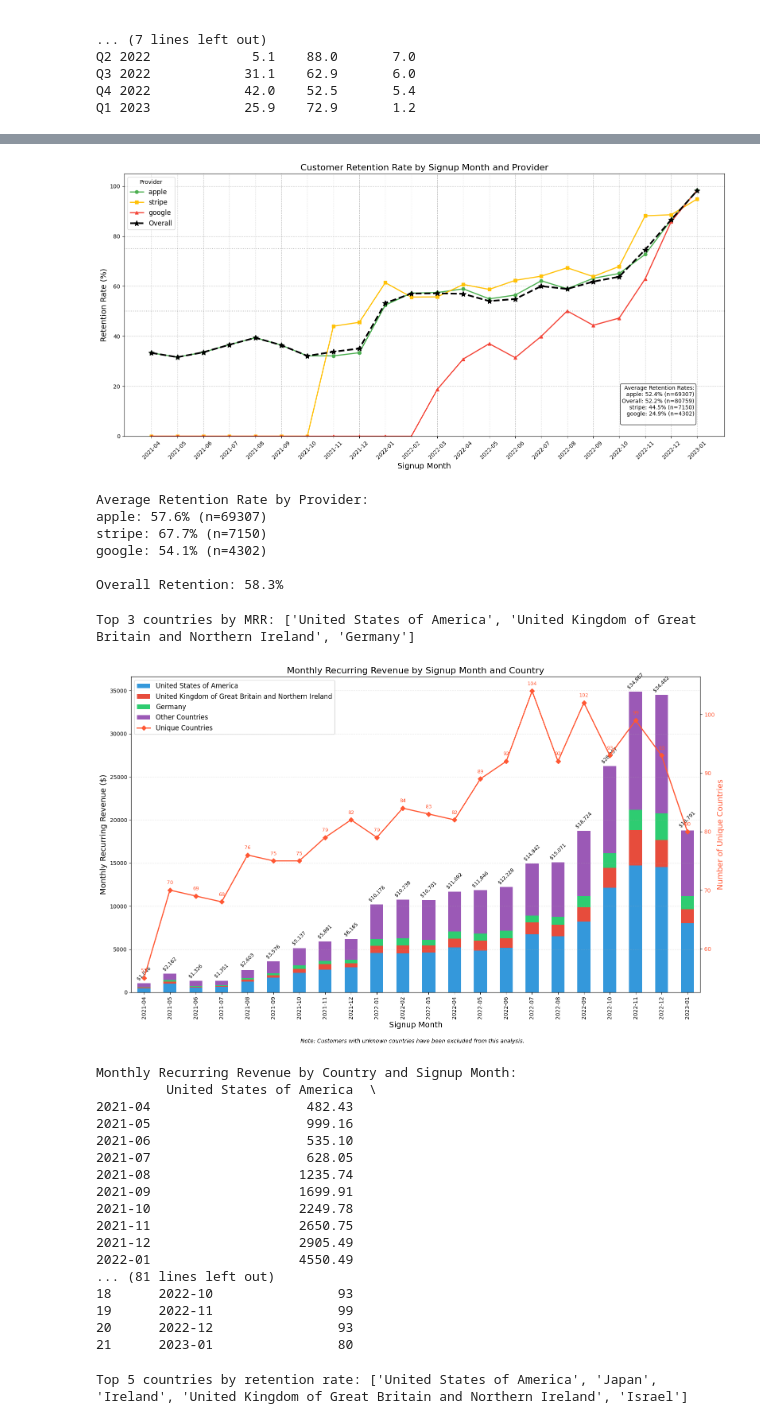
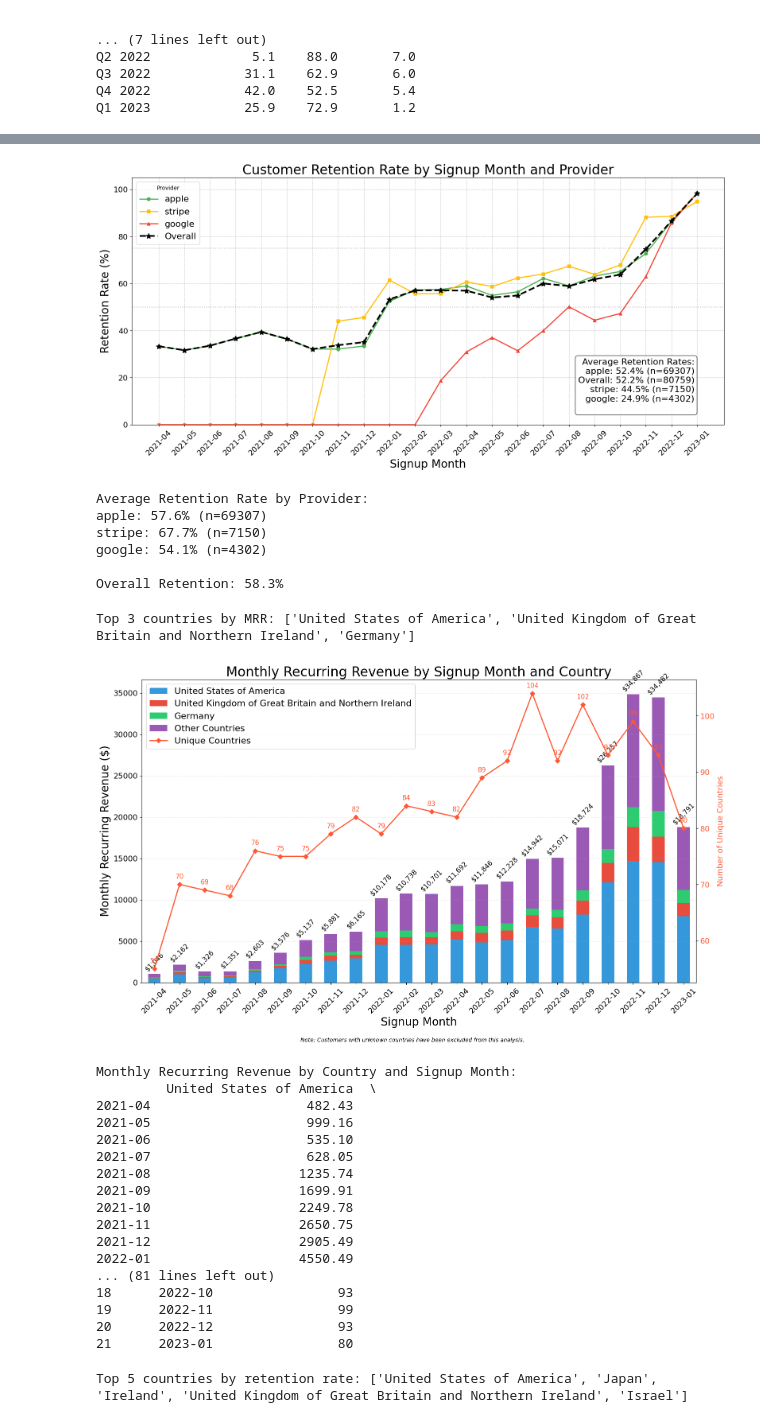
Before and after one commit to ConorJamesLeahy/retention_analysis_CJL, a Jupyter notebook: 4_Visualizations_Tables.ipynb, the cells around one changed output, grey strips where cells are left out. Drawn from its saved outputs; the diff is of its cells as text; code cells hidden in the pictures.

```diff
--- a/4_Visualizations_Tables.ipynb
+++ b/4_Visualizations_Tables.ipynb
@@ -463,13 +535,14 @@ for i, tier in enumerate(tiers):
                 f'{height:.1f}%',
                 ha='center',
                 va='bottom',
-                fontsize=9
+                fontsize=12
             )
 
-plt.title('Retention Rate by Quarterly Signup Cohort and Price Tier (Converted Accounts)', fontsize=16)
-plt.xlabel('Signup Quarter', fontsize=14)
-plt.ylabel('Retention Rate (%)', fontsize=14)
-plt.xticks(x, all_quarters, rotation=45)
+plt.title('Retention Rate by Quarterly Signup Cohort and Price Tier (Converted Accounts)', fontsize=24)
+plt.xlabel('Signup Quarter', fontsize=20)
+plt.ylabel('Retention Rate (%)', fontsize=20)
+plt.xticks(x, all_quarters, rotation=45, fontsize=14)
+plt.yticks(fontsize=14)
 plt.legend(title='Price Tier')
 plt.grid(axis='y', linestyle='--', alpha=0.7)
 plt.tight_layout()
@@ -788,13 +861,14 @@ for i, tier in enumerate(tiers):
                 f'{int(height):,}',
                 ha='center',
                 va='bottom',
-                fontsize=9
+                fontsize=14
             )
 
-plt.title('Active Customer Count by Quarterly Signup Cohort and Current MRR Tier', fontsize=16)
-plt.xlabel('Signup Quarter', fontsize=14)
-plt.ylabel('Number of Active Customers', fontsize=14)
-plt.xticks(x, all_quarters, rotation=45)
+plt.title('Active Customer Count by Quarterly Signup Cohort and Current MRR Tier', fontsize=24)
+plt.xlabel('Signup Quarter', fontsize=20)
+plt.ylabel('Number of Active Customers', fontsize=20)
+plt.xticks(x, all_quarters, rotation=45, fontsize=12)
+plt.yticks(fontsize=12)
 plt.legend(title='Current MRR Tier')
 plt.grid(axis='y', linestyle='--', alpha=0.7)
 plt.tight_layout()
@@ -1072,11 +1453,12 @@ for i, provider in enumerate(retention_by_provider.columns):
 plt.axhline(y=50, color='gray', linestyle=':', alpha=0.5)
 plt.axhline(y=75, color='gray', linestyle=':', alpha=0.5)
 
-plt.title('Customer Retention Rate by Signup Month and Provider', fontsize=16)
-plt.xlabel('Signup Month', fontsize=14)
-plt.ylabel('Retention Rate (%)', fontsize=14)
-plt.legend(title='Provider', fontsize=12)
-plt.xticks(range(len(all_months)), all_months, rotation=45)
+plt.title('Customer Retention Rate by Signup Month and Provider', fontsize=24)
+plt.xlabel('Signup Month', fontsize=20)
+plt.ylabel('Retention Rate (%)', fontsize=20)
+plt.legend(title='Provider', fontsize=16)
+plt.xticks(range(len(all_months)), all_months, rotation=45, fontsize=14)
+plt.yticks(fontsize=14)
 plt.ylim(0, 105)  # Set y-axis limit to accommodate labels
 plt.grid(True, linestyle='--', alpha=0.7)
 
@@ -1104,7 +1486,7 @@ for provider, stats in sorted(avg_stats.items(), key=lambda x: x[1]['retention']
 
 # Add a text box for average retention rates
 props = dict(boxstyle='round', facecolor='white', alpha=0.8)
-plt.text(0.95, 0.05, textstr, transform=plt.gca().transAxes, fontsize=10,
+plt.text(0.95, 0.05, textstr, transform=plt.gca().transAxes, fontsize=16,
         verticalalignment='bottom', horizontalalignment='right', bbox=props)
 
 plt.tight_layout()
@@ -1121,7 +1503,7 @@ for provider in df_analysis['provider'].unique():
 
 print(f"\nOverall Retention: {(df_analysis[df_analysis['is_active'] == 1]['customer_count'].sum() / df_analysis['customer_count'].sum() * 100):.1f}%")
 # %% [output]
-[figure, old version]
+[figure, new version]
 Average Retention Rate by Provider:
 apple: 57.6% (n=69307)
 stripe: 67.7% (n=7150)
@@ -1129,9 +1511,7 @@ google: 54.1% (n=4302)
 
 Overall Retention: 58.3%
 # %%
-import pandas as pd
-import matplotlib.pyplot as plt
-import numpy as np
+
 
 # Filter for converted accounts
 df_analysis = grouped_df[grouped_df['converted'] == 1].copy()
@@ -1202,11 +1582,15 @@ country_mrr_by_month['Total'] = country_mrr_by_month.sum(axis=1)
 #          marker='o', color='black', linewidth=2, label='Total MRR')
 
 # Set up the primary y-axis
-ax1.set_ylabel('Monthly Recurring Revenue ($)', fontsize=14)
+ax1.set_ylabel('Monthly Recurring Revenue ($)', fontsize=20)
 ax1.tick_params(axis='y')
-ax1.set_title('Monthly Recurring Revenue by Signup Month and Country', fontsize=16)
-ax1.set_xlabel('Signup Month', fontsize=14)
+ax1.set_title('Monthly Recurring Revenue by Signup Month and Country', fontsize=24)
+ax1.set_xlabel('Signup Month', fontsize=20)
 ax1.grid(axis='y', linestyle='--', alpha=0.3)
+# Use these lines instead:
+ax1.tick_params(axis='x', labelsize=14, rotation=45)
+ax1.tick_params(axis='y', labelsize=14)
+
 
 # Create a secondary axis for unique country count
 ax2 = ax1.twinx()
@@ -1221,42 +1605,43 @@ for i, mrr in enumerate(country_mrr_by_month['Total']):
     if mrr > 0:
         ax1.text(i, mrr + country_mrr_by_month['Total'].max()*0.01,
                 f'${mrr:,.0f}',  # Simplified to whole numbers
-                ha='center', fontsize=9,
+                ha='center', fontsize=12,
                 rotation=45)  # Diagonal text
 
 # Add country count labels
 for i, count in enumerate(unique_countries_by_month):
     if count > 0:
         ax2.text(i, count + 1,
                 f'{count}',
-                ha='center', color='#FF5733', fontsize=9)
+                ha='center', color='#FF5733', fontsize=12)
 
 # Combine legends from both axes
 lines1, labels1 = ax1.get_legend_handles_labels()
 lines2, labels2 = ax2.get_legend_handles_labels()
-ax1.legend(lines1 + lines2, labels1 + labels2, loc='upper left', fontsize=12)
+ax1.legend(lines1 + lines2, labels1 + labels2, loc='upper left', fontsize=16)
 
 # Add note about unknown countries being filtered out
 plt.figtext(0.5, 0.01, 'Note: Customers with unknown countries have been excluded from this analysis.',
            ha='center', fontsize=10, style='italic')
 
-plt.xticks(rotation=45)
+plt.xticks(rotation=45, fontsize =14)
+plt.yticks(fontsize=14)
 plt.tight_layout(rect=[0, 0.03, 1, 0.97])  # Adjust layout to make room for the note
 plt.show()
 
 # Print out the data for reference
 print("Monthly Recurring Revenue by Country and Signup Month:")
 print(country_mrr_by_month.drop('Total', axis=1).round(2))
 
 print("\nUnique countries by signup month:")
 country_data = pd.DataFrame({
     'signup_month': all_months,
     'unique_countries': unique_countries_by_month
 })
 print(country_data)
 # %% [output]
 Top 3 countries by MRR: ['United States of America', 'United Kingdom of Great Britain and Northern Ireland', 'Germany']
-[figure, old version]
+[figure, new version]
 Monthly Recurring Revenue by Country and Signup Month:
          United States of America  \
 2021-04                    482.43
```
Also changed, not shown: parts of 12 cells of this notebook, 5 other files.
